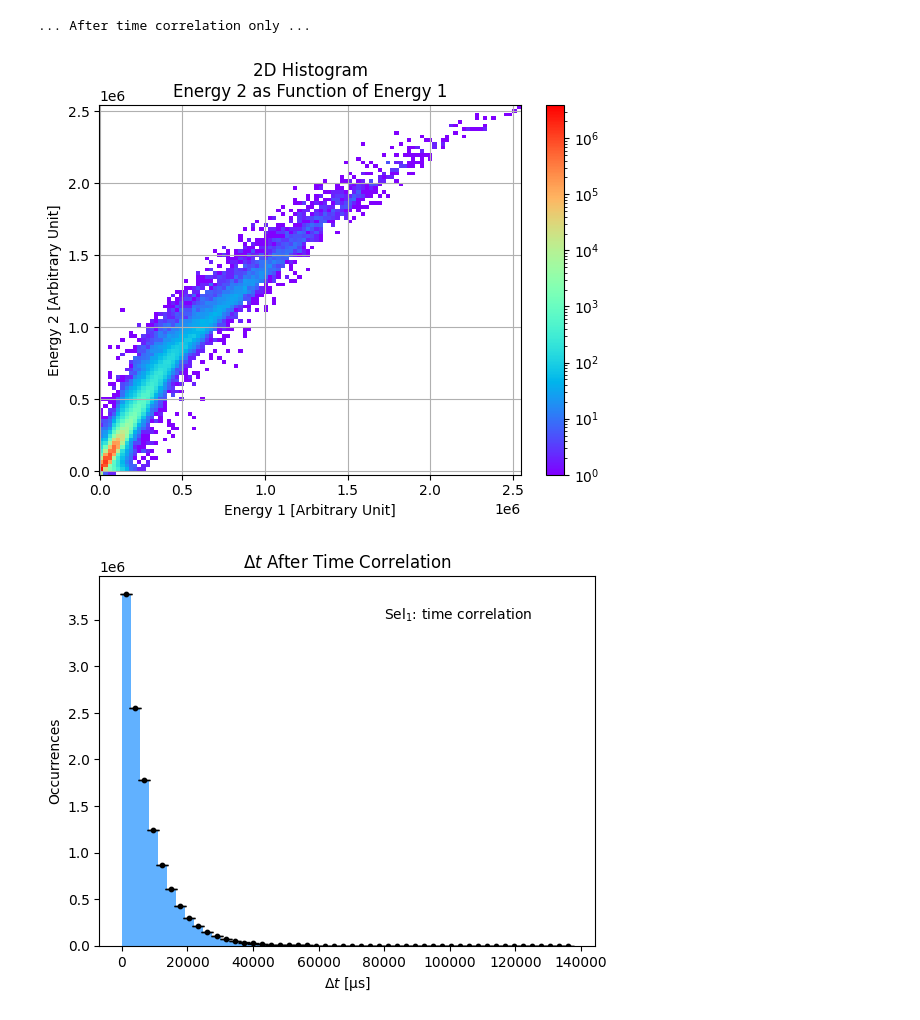
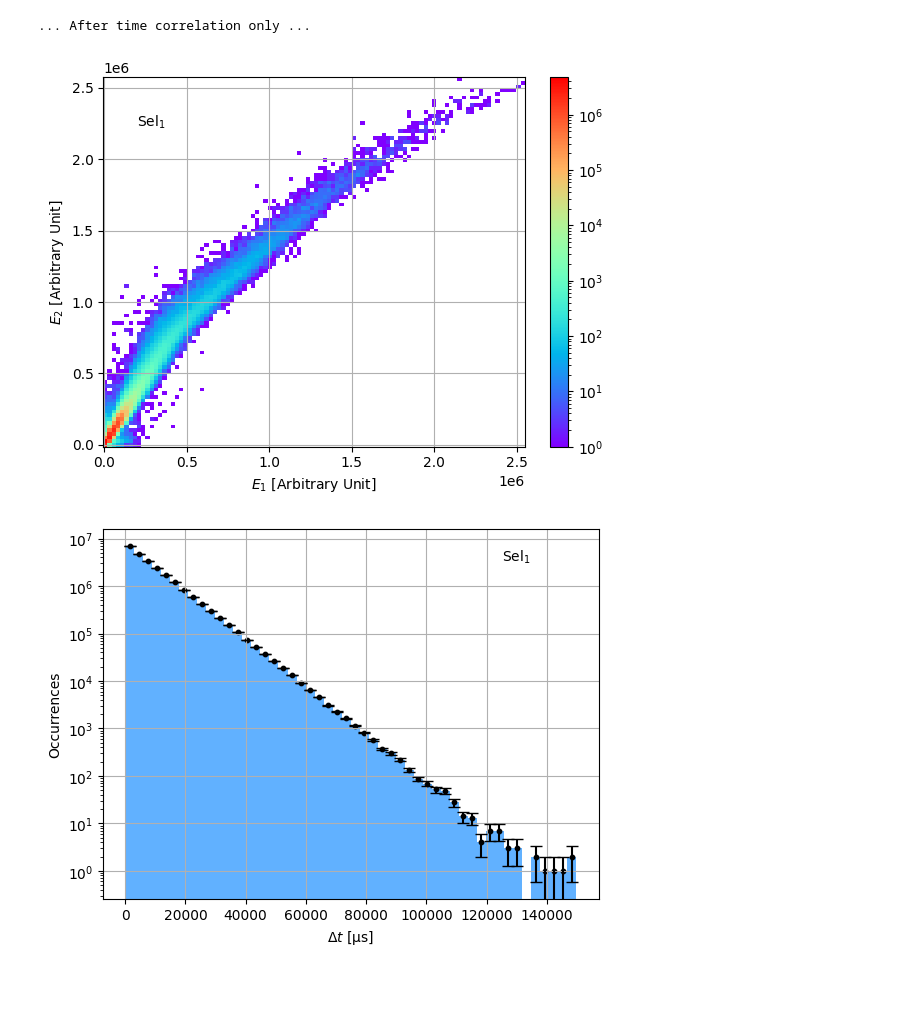
Before and after one commit to hindtaibi/BigMuoneXperiment, a Jupyter notebook: BigAnalysisFinal.ipynb, the cells around one changed output. Saved outputs shown, nothing was run; the diff lists cells and outputs as text; code cells hidden in the pictures; blank space fills up the shorter version.

```diff
--- a/BigAnalysisFinal.ipynb
+++ b/BigAnalysisFinal.ipynb
@@ -18,7 +20,8 @@ warnings.filterwarnings('ignore')
 # %%
+"""
 #Reading the variables
 
-input_path = "../data/bigdata_CFD_26092024_0001.root"
+input_path = "../data/bigdata_CFD_23092024_0001.root"
 with ur.open(input_path) as file:
     outTree = file["DataTree"]
     label = outTree["label"].array(library = "np")
@@ -30,4 +33,5 @@ print("Duration of the data acquisition:  ", max(time)*10**(-6)/3600, "hours")
 print("Number of events acquired:         ", len(label)/10**6, "million")
 print("Total number of pileups:           ", len(pileup[pileup == True]))
 print("Number of events acquired with PM2:", len(label[label == 2])/10**6, "million")
+"""
 # %% [output]
@@ -61,7 +99,7 @@ plt.show()
 # %%
 #Time Correlation
 
-corr_t = 10*10**-3   #Correlation window (10 ns here)
+corr_t = 5*10**-3   #Correlation window (5 ns here)
 corr_mask = (time[1:]-time[:-1]<corr_t) & (label[1:] != label[:-1])
 
 correl_both = (np.insert(corr_mask,0,False))|(np.append(corr_mask,False))
@@ -84,4 +122,9 @@ print("Number of events after correlation:                       ", len(t)/10**6
 print("Dead time:                                                ", min(dt2), "µs")
 print("Total number of pileups after correlation:                ", len(p[p == True]))
 print("Number of events acquired with PM2 after time correlation:", len(l[l == 2])/10**6, "million (", len(l[l == 2])*100/len(label[label == 2]), "% )")
+
+del t
+del p
+del e
+del pileup
 # %% [output]
@@ -92,36 +135,41 @@ Number of events acquired with PM2 after time correlation: 12.244017 million ( 9
 # %%
 #Energy Correlation
 
 #After time correlation only
 print('... After time correlation only ...')
 
 fig, ax1 = plt.subplots(1, sharex=True)
 arr_1,xe_1,ye_1 = np.histogram2d(nrj1, nrj2, bins =(100,100))
 pcm_1 = ax1.pcolormesh(xe_1, ye_1,arr_1.T, cmap='rainbow', norm=LogNorm(vmin=arr_1.min()+1, vmax=arr_1.max()))
-ax1.set_xlabel('Energy 1 [Arbitrary Unit]')
-ax1.set_ylabel('Energy 2 [Arbitrary Unit]')
-ax1.set_title('2D Histogram\nEnergy 2 as Function of Energy 1')
+ax1.set_xlabel('$E_1$ [Arbitrary Unit]')
+ax1.set_ylabel('$E_2$ [Arbitrary Unit]')
+#ax1.set_title('$E_2$ as Function of $E_1$')
 ax1.grid()
+ax1.text(0.2e6, 2.23e6, 'Sel$_1$')
 fig.colorbar(pcm_1, ax=ax1, orientation='vertical', fraction=.1)
+plt.savefig('E2(E1)_Sel1')
 plt.show()
 
-hist = np.histogram(dt2, bins = 50)
+hist = np.histogram(dt2[dt2 < 150000], bins = 50)
 x = hist[1][1:]-(hist[1][1]-hist[1][0])/2
 y = hist[0]
 y_err = np.sqrt(y)
 plt.figure()
-plt.hist(dt2, bins = 50, color='dodgerblue', alpha = 0.7)
+plt.hist(dt2[dt2 < 150000], bins = 50, color='dodgerblue', alpha = 0.7)
 plt.errorbar(x, y, yerr = y_err, linestyle = 'None', fmt='-', capsize=4, c='k')
 plt.scatter(x, y, c='k', s=10)
-plt.text(80000, 3.5e6, 'Sel$_1$: time correlation')
+plt.text(125000, 3.5e6, 'Sel$_1$')
 plt.xlabel('$\Delta t$ [µs]')
 plt.ylabel('Occurrences')
-plt.title('$\Delta t$ After Time Correlation')
+#plt.title('$\Delta t$ Acquired With PMT$_2$ After Time Correlation')
+plt.grid()
+plt.yscale('log')
+plt.savefig('delta t_Sel1')
 plt.show()
 # %% [output]
 ... After time correlation only ...
-[figure, old version]
+[figure, new version]
-[figure, old version]
+[figure, new version]
 # %%
 #After correlation and cut on nrj_max
 print('... After correlation and cut on nrj_max ...')
```
Also changed, not shown: parts of 18 cells of this notebook, 17 other files.
